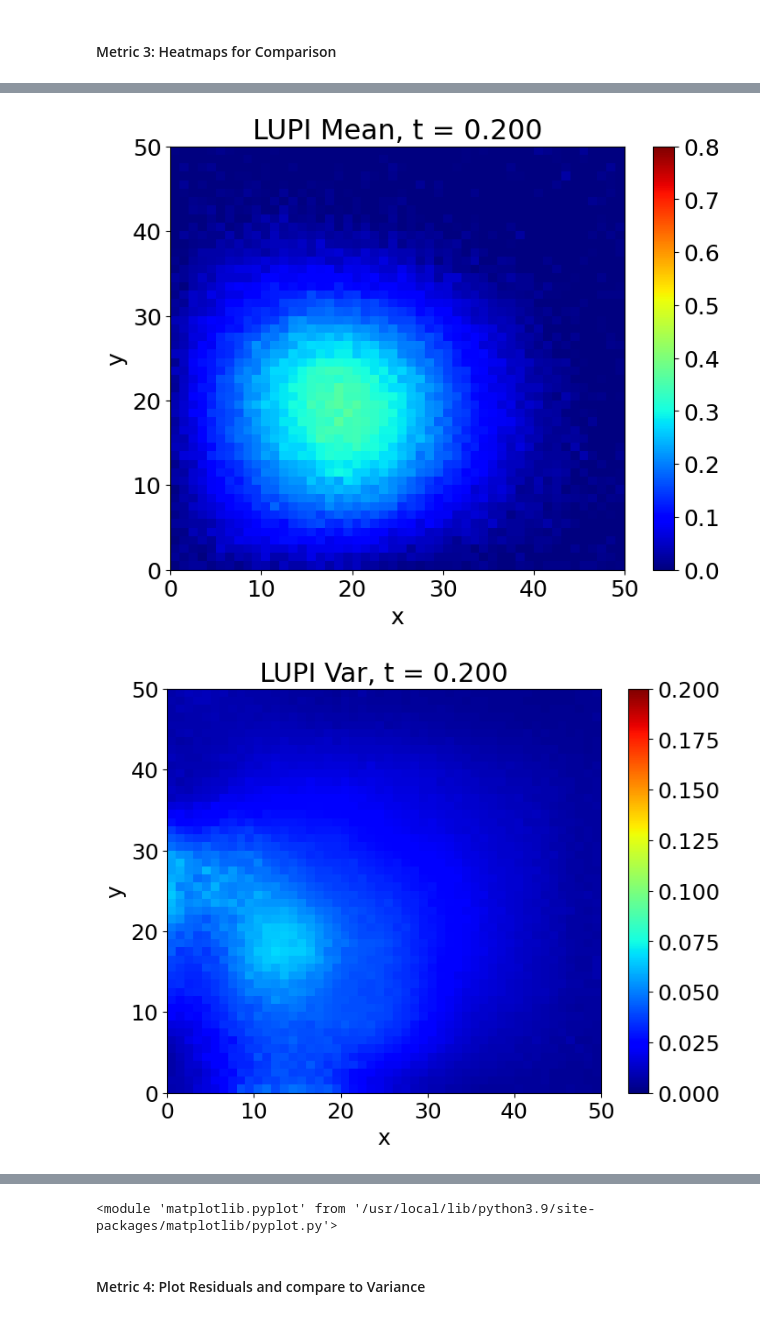
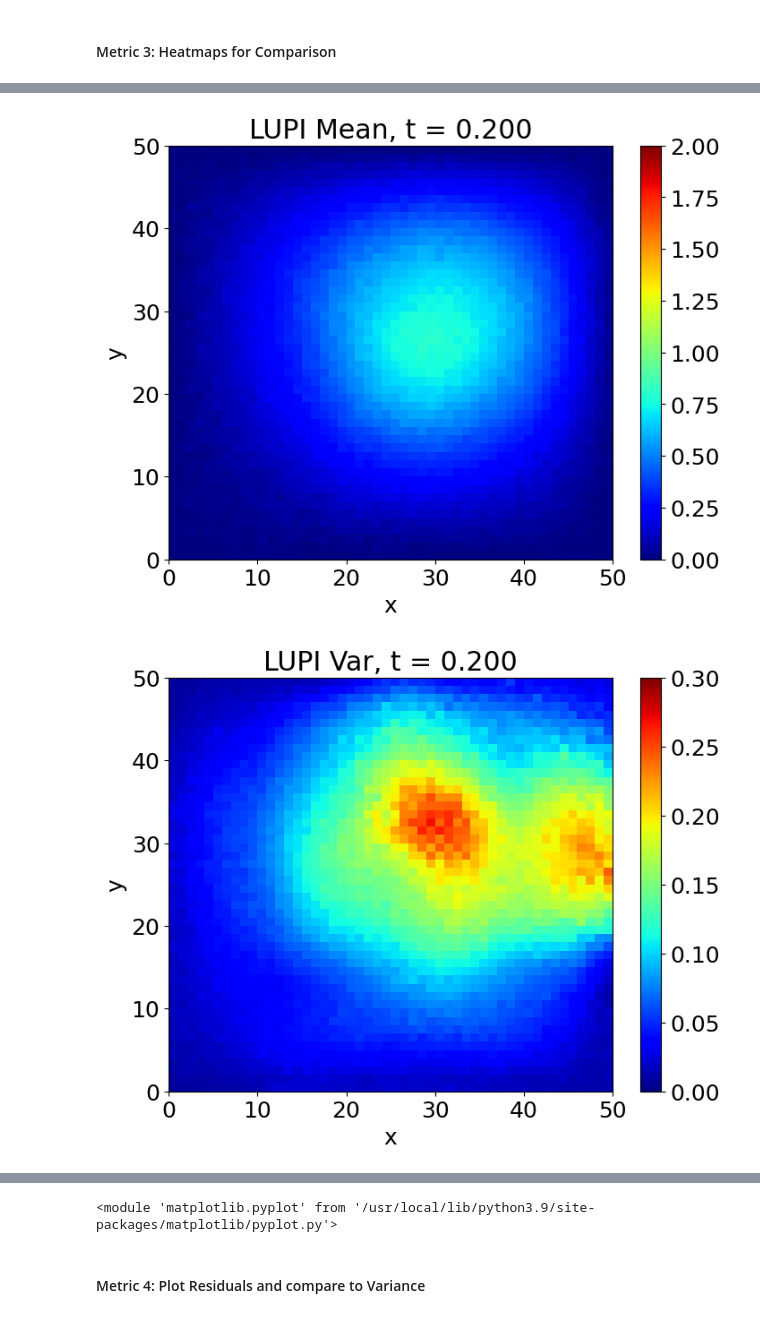
Before and after one commit to alexking100/part_III_project, a Jupyter notebook: np_heat_diffusion.ipynb, the cells around one changed output, grey strips where cells are left out. Saved outputs shown, nothing was run; the diff lists cells and outputs as text; code cells hidden in the pictures.

Commit message:
finally some results for convolution

```diff
--- a/np_heat_diffusion.ipynb
+++ b/np_heat_diffusion.ipynb
@@ -355,8 +428,8 @@ Epoch: 999, Avg_loss: -389584.0734375
 neuralprocess = NeuralProcess(dimensions)
 neuralprocess.load_state_dict(torch.load('./trainers/neuralprocess_dict'))
 
-conv_neuralprocess = NeuralProcess(dimensions)
-conv_neuralprocess.load_state_dict(torch.load('./trainers/conv_neuralprocess_dict'))
+# conv_neuralprocess = NeuralProcess(dimensions)
+# conv_neuralprocess.load_state_dict(torch.load('./trainers/conv_neuralprocess_dict'))
 
 neuralprocess_pi = NeuralProcess(dimensions)
 neuralprocess_pi.load_state_dict(torch.load('./trainers/neuralprocess_pi_dict'))
@@ -369,7 +438,7 @@ RuntimeError: Error(s) in loading state_dict for NeuralProcess:
 # %% [markdown]
 #### Obtain Results from Test Data
 # %%
-def test_model(neuralprocess, t_context, y_context, t_target, y_target, noise=False):
+def test_model(neuralprocess, t_context, y_context, t_target, y_target, dimensions=dimensions, noise=False):
     # Switch to test mode
     neuralprocess.training = False
 
@@ -385,20 +454,6 @@ def test_model(neuralprocess, t_context, y_context, t_target, y_target, noise=Fa
     y_var = y_var.reshape((dimensions['max_iter_time'], dimensions['grid_size'], dimensions['grid_size']))
 
     return y_target, torch.Tensor(y_mean), torch.Tensor(y_var)
-
-
-
-    # flat NP result summary
-    result = [
-        (y_target[id, :, :], y_out[id, :, :], var_out[id, :, :])
-        for id in range(y_target.shape[0])
-    ]
-    if not noise:
-        return result
-
-    else:
-        predicted_mean = np.array([y_out[id, :, :] for id in range(y_target.shape[0])])
-        return predicted_mean
 # %%
 # How many iterations to average the noise over
 noise_iters = 20
@@ -408,12 +463,10 @@ test_convolutional_neural_process = True
 test_lupi_neural_process = True
 test_flat_neural_process = True
 
-# Extract a batch from data_loader
-for batch in data_loader:
-    break
+batches = [batch for batch in data_loader]
 
 # Use batch to create random set of context points
-t, y, pi = batch
+t, y, pi = batches[np.random.randint(0, len(batches))]
 t_context, y_context, _, _, _, _ = context_target_split(
     t[0:1], y[0:1], pi[0:1], dimensions['num_context'], dimensions['num_target']
 )
@@ -423,7 +476,7 @@ t_target = torch.linspace(0, 1, dimensions['max_iter_time'])
 t_target = t_target.unsqueeze(1).unsqueeze(0)
 
 # Extract mean of distribution
-t_out = t_target.numpy()[0]
+# t_out = t_target.numpy()[0]
 
 # target output
 y_target = y[0:1][0, :, :]
@@ -454,7 +507,7 @@ if test_flat_neural_process:
 
 if test_convolutional_neural_process:
     y_target, conv_y_mean, conv_y_var = test_model(conv_neuralprocess, t_context, y_context, t_target, y_target)
-    conv_loss = torch.load('./metadata/conv_epoch_loss_history')
+    conv_loss = torch.load('./metadata/conv_epoch_loss_history_test')
     conv_y_noise = torch.full((dimensions['max_iter_time'], dimensions['grid_size'], dimensions['grid_size']), 0)
 
     for iter in range(noise_iters):
@@ -575,11 +662,11 @@ mpl.rcParams.update(
     }
 )
 
-visualise_model_solution(y_target, 100, title='Target', vmin=0.0, vmax=0.8)
-visualise_model_solution(lupi_y_mean, 100, title='LUPI Mean', vmin=0.0, vmax=0.8)
-visualise_model_solution(lupi_y_var, 100, title='LUPI Var', vmin=0.0, vmax=0.2)
-visualise_model_solution(y_mean, 100, title='NP Mean', vmin=0.0, vmax=0.8)
-visualise_model_solution(y_var, 100, title='NP Var', vmin=0.0, vmax=0.2)
-visualise_model_solution(conv_y_mean, 100, title='Convolution Mean', vmin=0.0, vmax=0.8)
-visualise_model_solution(conv_y_var, 100, title='Convolution Var', vmin=0.0, vmax=0.2)
+visualise_model_solution(y_target, 100, title='Target', vmin=0.0, vmax=2.0)
+visualise_model_solution(lupi_y_mean, 100, title='LUPI Mean', vmin=0.0, vmax=2.0)
+visualise_model_solution(lupi_y_var, 100, title='LUPI Var', vmin=0.0, vmax=0.3)
+visualise_model_solution(y_mean, 100, title='NP Mean', vmin=0.0, vmax=2.0)
+visualise_model_solution(y_var, 100, title='NP Var', vmin=0.0, vmax=0.3)
+visualise_model_solution(conv_y_mean, 100, title='Convolution Mean', vmin=0.0, vmax=2.0)
+visualise_model_solution(conv_y_var, 100, title='Convolution Var', vmin=0.0, vmax=0.3)
 # %% [output]
@@ -587,2 +674,2 @@ visualise_model_solution(conv_y_var, 100, title='Convolution Var', vmin=0.0, vma
-[figure, old version]
+[figure, new version]
-[figure, old version]
+[figure, new version]
```
Also changed, not shown: parts of 19 cells of this notebook, 37 other files.
